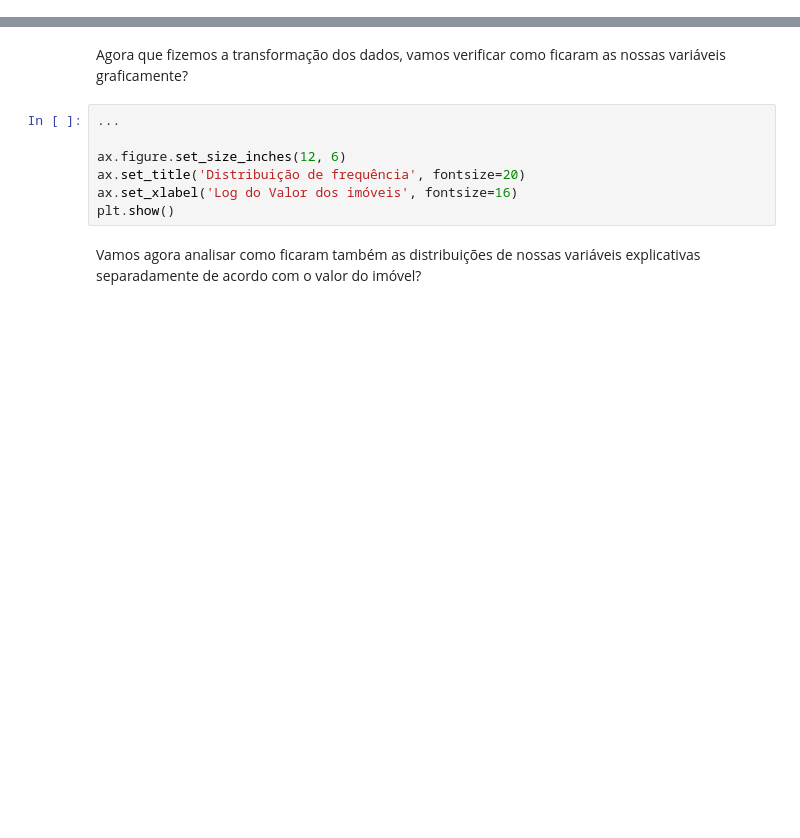
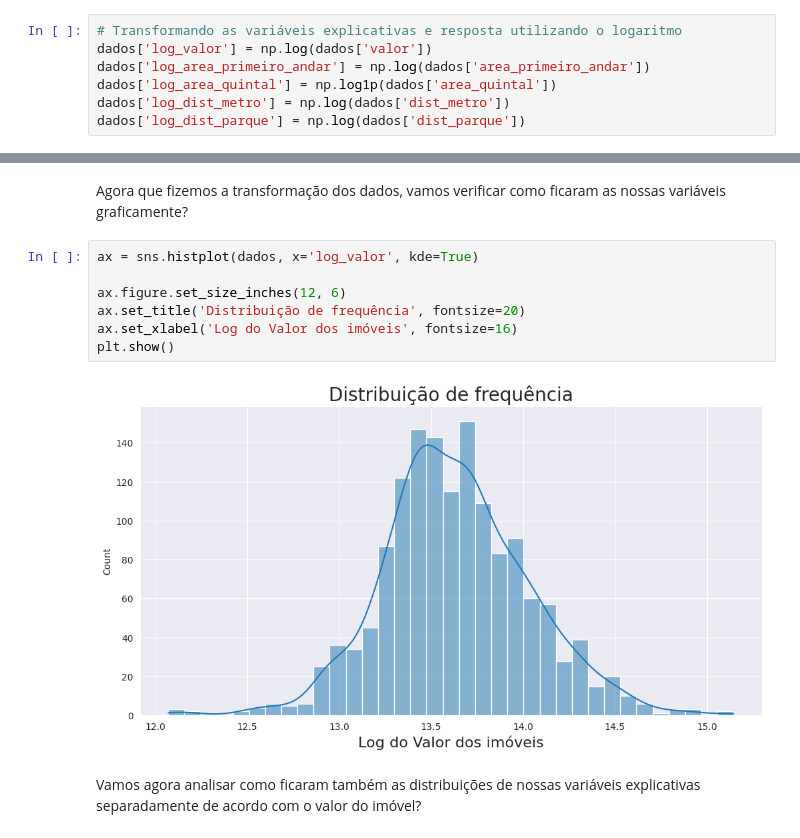
Before and after one commit to arthur-pulini/Machine-Learning-regressao-alura, a Jupyter notebook: Transformando_Variaveis_para_uma_Regressao_Linear/Regressao Linear.ipynb, the cells around one changed output, grey strips where cells are left out. Saved outputs shown, nothing was run; the diff lists cells and outputs as text; blank space fills up the shorter version.

Commit message:
Aplicando uma transformação logarítmica nos dados

```diff
--- a/Transformando_Variaveis_para_uma_Regressao_Linear/Regressao Linear.ipynb
+++ b/Transformando_Variaveis_para_uma_Regressao_Linear/Regressao Linear.ipynb
@@ -289,2 +296,9 @@ np.log(1_000_000)
+# %%
+# Transformando as variáveis explicativas e resposta utilizando o logaritmo
+dados['log_valor'] = np.log(dados['valor'])
+dados['log_area_primeiro_andar'] = np.log(dados['area_primeiro_andar'])
+dados['log_area_quintal'] = np.log1p(dados['area_quintal'])
+dados['log_dist_metro'] = np.log(dados['dist_metro'])
+dados['log_dist_parque'] = np.log(dados['dist_parque'])
 # %%
 # Lendo os dados
@@ -292,12 +311,14 @@ np.log(1_000_000)
 # %% [markdown]
 Agora que fizemos a transformação dos dados, vamos verificar como ficaram as nossas variáveis graficamente?
 # %%
-...
+ax = sns.histplot(dados, x='log_valor', kde=True)
 
 ax.figure.set_size_inches(12, 6)
 ax.set_title('Distribuição de frequência', fontsize=20)
 ax.set_xlabel('Log do Valor dos imóveis', fontsize=16)
 plt.show()
+# %% [output]
+[figure, added]
 # %% [markdown]
 Vamos agora analisar como ficaram também as distribuições de nossas variáveis explicativas separadamente de acordo com o valor do imóvel?
 # %% [markdown]
```
Also changed, not shown: parts of 3 cells of this notebook, 1 other file.
